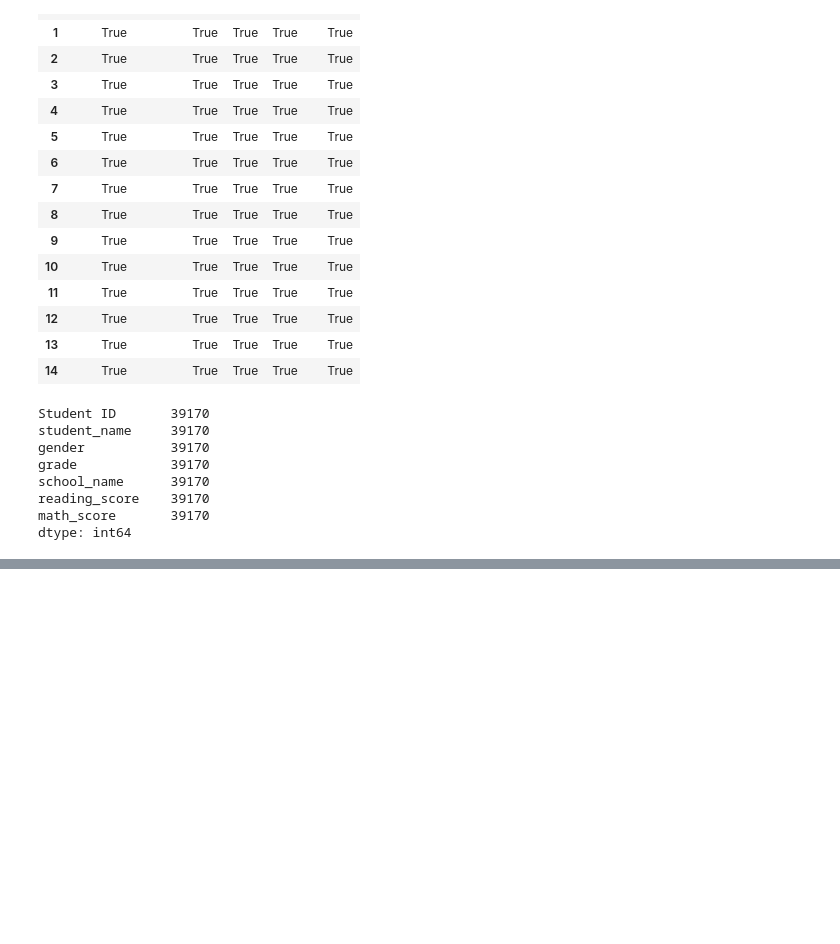
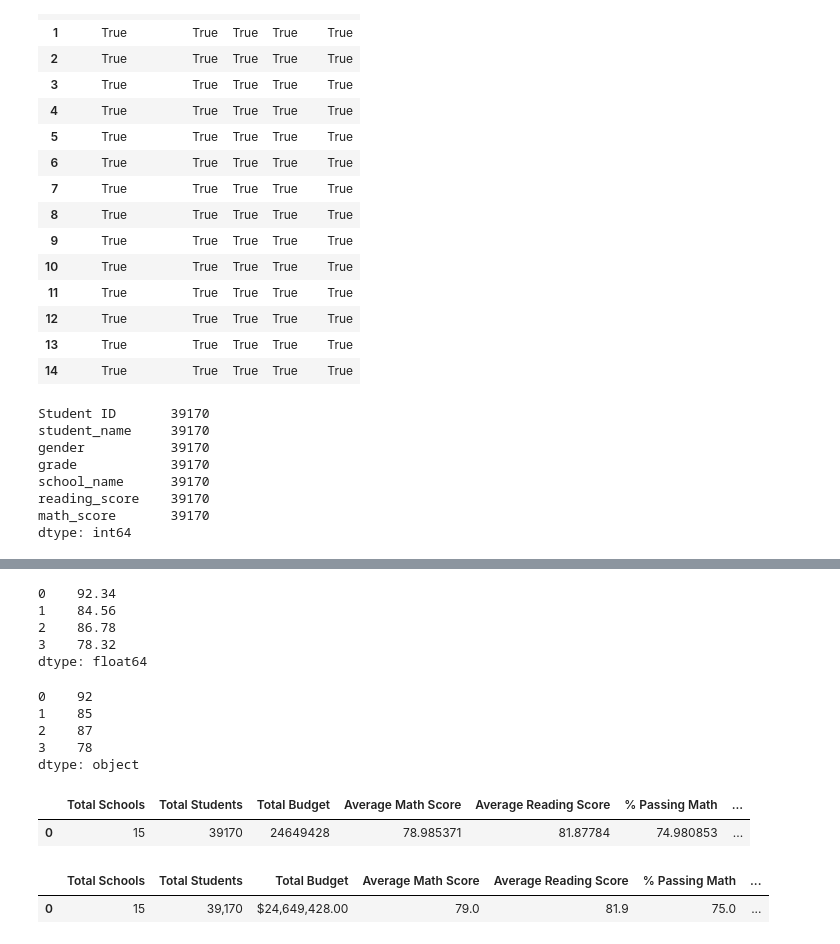
Before and after one commit to HibahAhmed/School_District_Analysis, a Jupyter notebook: PyCitySchools.ipynb, the cells around one changed output, grey strips where cells are left out. Drawn from its saved outputs; the diff is of its cells as text; code cells hidden in the pictures; blank space fills up the shorter version.

```diff
--- a/PyCitySchools.ipynb
+++ b/PyCitySchools.ipynb
@@ -167,0 +379,24 @@ for word in prefixes_suffixes:
+# %%
+# Convert the numerical grades to a Series.
+my_grades = pd.Series([92.34, 84.56, 86.78, 78.32])
+my_grades
+# %% [output]
+0    92.34
+1    84.56
+2    86.78
+3    78.32
+dtype: float64
+# %%
+# Format the grades to the nearest whole number percent.
+my_grades.map("{:.0f}".format)
+# %% [output]
+0    92
+1    85
+2    87
+3    78
+dtype: object
+# %%
+district_summary_df
+# %% [output]
+|  | Total Schools | Total Students | Total Budget | Average Math Score | Average Reading Score | % Passing Math | ... |
+| 0 | 15 | 39170 | 24649428 | 78.985371 | 81.87784 | 74.980853 | ... |
@@ -167,0 +414,5 @@ for word in prefixes_suffixes:
+# %%
+district_summary_df
+# %% [output]
+|  | Total Schools | Total Students | Total Budget | Average Math Score | Average Reading Score | % Passing Math | ... |
+| 0 | 15 | 39,170 | $24,649,428.00 | 79.0 | 81.9 | 75.0 | ... |
```
Also changed, not shown: parts of 29 cells of this notebook, 2 other files.
